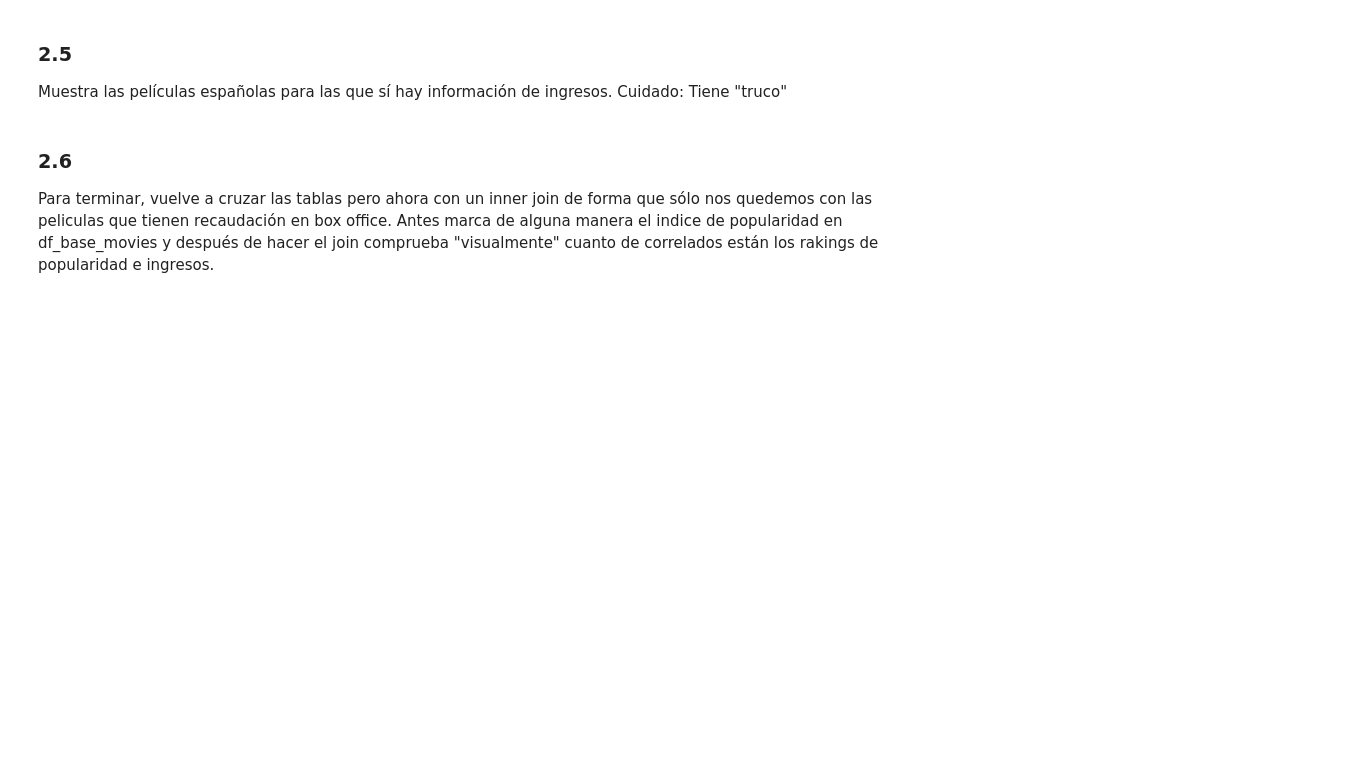
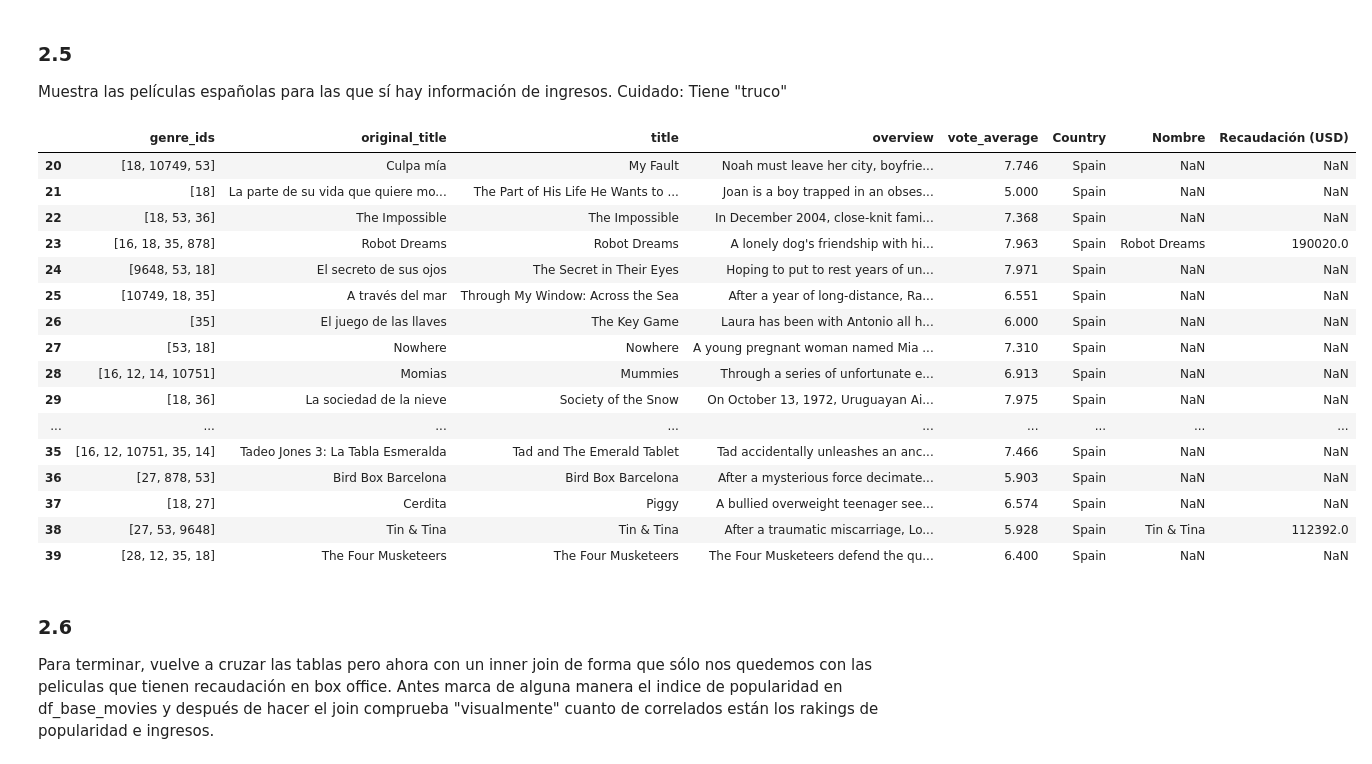
Before and after one commit to Emigarsan/DS-Online-Emilio-Garrote, a Jupyter notebook: Sprints/03_Data_Analysis/Sprint_06/Unidad_02_Procesado_Datos_Externos_Web_Scraping_APIs/03_Practica_Obligatoria/18_Practica_Obligatoria_Web_Scraping_APIs.ipynb, the cells around one changed output. Cells and saved outputs as stored; diff of their text form; code cells hidden in the pictures; blank space fills up the shorter version.

```diff
--- a/Sprints/03_Data_Analysis/Sprint_06/Unidad_02_Procesado_Datos_Externos_Web_Scraping_APIs/03_Practica_Obligatoria/18_Practica_Obligatoria_Web_Scraping_APIs.ipynb
+++ b/Sprints/03_Data_Analysis/Sprint_06/Unidad_02_Procesado_Datos_Externos_Web_Scraping_APIs/03_Practica_Obligatoria/18_Practica_Obligatoria_Web_Scraping_APIs.ipynb
@@ -401,8 +321,12 @@ None
 ### 1.10
 Para concluir esta parte, junta los dos dataframes en uno solo, df_base_movies, usando el método [pd.concat](https://pandas.pydata.org/docs/reference/api/pandas.concat.html) de pandas. Luego convierte la columna id en su índice.
 # %%
+
 # Unimos ambos dataframes con concat y lo guardamos en df_base_movies, convirtiendo la columna id en indice
 df_base_movies = pd.concat([df_pop_usa, df_pop_spain], ignore_index=True)
 df_base_movies.set_index('id', inplace=True)
+
+#Creamos una columna Country para indicar el país de origen de cada película
+df_base_movies['Country'] = ['USA'] * len(df_pop_usa) + ['Spain'] * len(df_pop_spain)
 print(df_base_movies)
 # %% [output]
@@ -432,3 +356,5 @@ Si el primer ejercicio es extra, porque el tiempo de ejecución depende muy much
 Este ejercicio consiste en scrapear la página de ingresos mundiales de las películas con mayores ingresos que ofrece el site BoxOfficeMojo en la siguiente url:
 # %%
 url_mojo = "https://www.boxofficemojo.com/year/2023/?area=ES"
+mojo_scrap= requests.get(url_mojo)
+mojo_soup = BeautifulSoup(mojo_scrap.text, 'lxml')
@@ -458,6 +494,30 @@ Muestra los 10 primeros registros del resultado del cruce y su información gene
 ### 2.5
 
 Muestra las películas españolas para las que sí hay información de ingresos. Cuidado: Tiene "truco"
+# %%
+#Las peliculas españolas son las que tienen la columna Country con valor Spain
+df_unidas[df_unidas['Country'] == 'Spain']
+
+# Tambien podriamos hacer un tail(20), puesto que sabemos que son las 20 últimas
+df_unidas.tail(20)
+# %% [output]
+|  | genre_ids | original_title | title | overview | vote_average | Country | Nombre | Recaudación (USD) |
+| 20 | [18, 10749, 53] | Culpa mía | My Fault | Noah must leave her city, boyfrie... | 7.746 | Spain | NaN | NaN |
+| 21 | [18] | La parte de su vida que quiere mo... | The Part of His Life He Wants to ... | Joan is a boy trapped in an obses... | 5.000 | Spain | NaN | NaN |
+| 22 | [18, 53, 36] | The Impossible | The Impossible | In December 2004, close-knit fami... | 7.368 | Spain | NaN | NaN |
+| 23 | [16, 18, 35, 878] | Robot Dreams | Robot Dreams | A lonely dog's friendship with hi... | 7.963 | Spain | Robot Dreams | 190020.0 |
+| 24 | [9648, 53, 18] | El secreto de sus ojos | The Secret in Their Eyes | Hoping to put to rest years of un... | 7.971 | Spain | NaN | NaN |
+| 25 | [10749, 18, 35] | A través del mar | Through My Window: Across the Sea | After a year of long-distance, Ra... | 6.551 | Spain | NaN | NaN |
+| 26 | [35] | El juego de las llaves | The Key Game | Laura has been with Antonio all h... | 6.000 | Spain | NaN | NaN |
+| 27 | [53, 18] | Nowhere | Nowhere | A young pregnant woman named Mia ... | 7.310 | Spain | NaN | NaN |
+| 28 | [16, 12, 14, 10751] | Momias | Mummies | Through a series of unfortunate e... | 6.913 | Spain | NaN | NaN |
+| 29 | [18, 36] | La sociedad de la nieve | Society of the Snow | On October 13, 1972, Uruguayan Ai... | 7.975 | Spain | NaN | NaN |
+| ... | ... | ... | ... | ... | ... | ... | ... | ... |
+| 35 | [16, 12, 10751, 35, 14] | Tadeo Jones 3: La Tabla Esmeralda | Tad and The Emerald Tablet | Tad accidentally unleashes an anc... | 7.466 | Spain | NaN | NaN |
+| 36 | [27, 878, 53] | Bird Box Barcelona | Bird Box Barcelona | After a mysterious force decimate... | 5.903 | Spain | NaN | NaN |
+| 37 | [18, 27] | Cerdita | Piggy | A bullied overweight teenager see... | 6.574 | Spain | NaN | NaN |
+| 38 | [27, 53, 9648] | Tin & Tina | Tin & Tina | After a traumatic miscarriage, Lo... | 5.928 | Spain | Tin & Tina | 112392.0 |
+| 39 | [28, 12, 35, 18] | The Four Musketeers | The Four Musketeers | The Four Musketeers defend the qu... | 6.400 | Spain | NaN | NaN |
 # %% [markdown]
 ### 2.6
 Para terminar, vuelve a cruzar las tablas pero ahora con un inner join de forma que sólo nos quedemos con las peliculas que tienen recaudación en box office. Antes marca de alguna manera el indice de popularidad en df_base_movies y después de hacer el join comprueba "visualmente" cuanto de correlados están los rakings de popularidad e ingresos.
```
Also changed, not shown: parts of 16 cells of this notebook.
